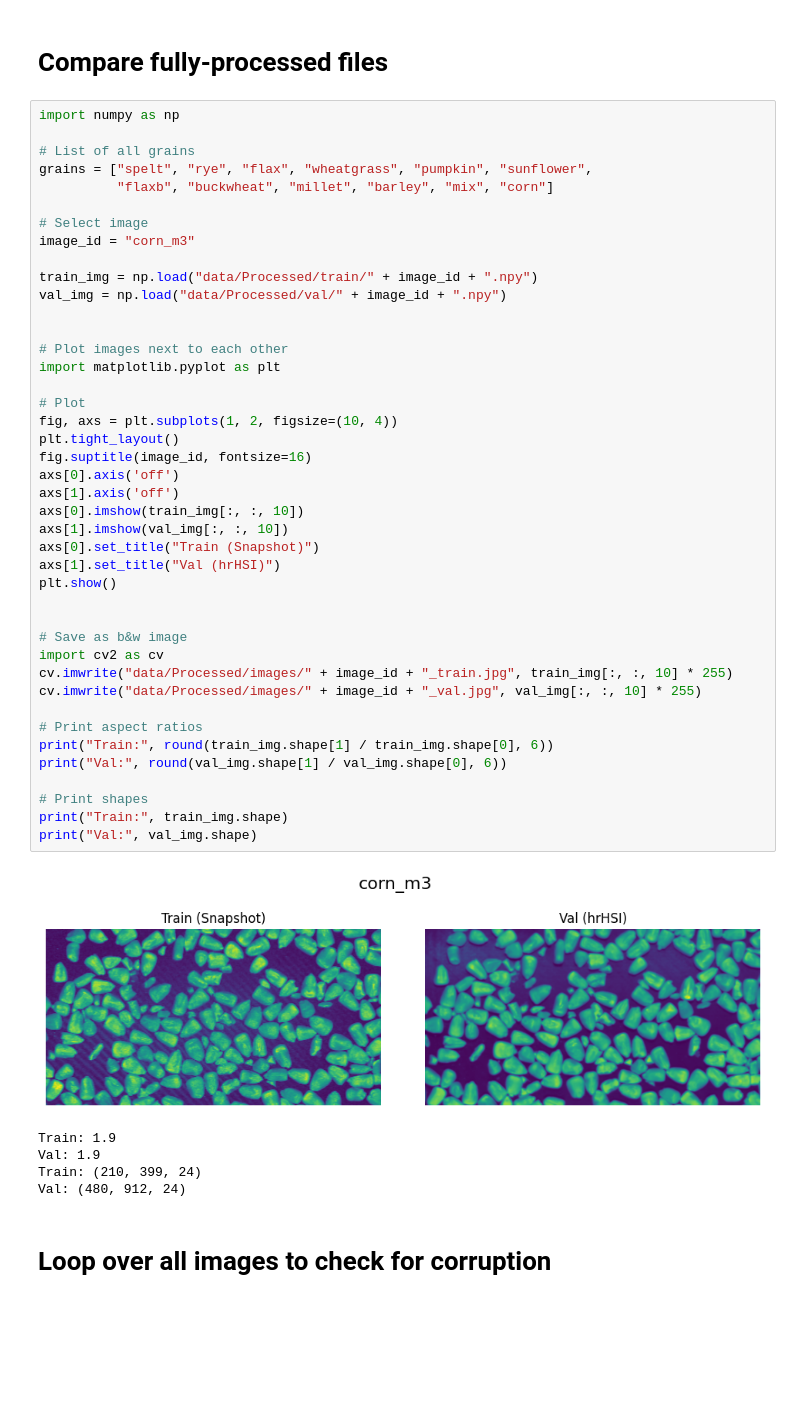
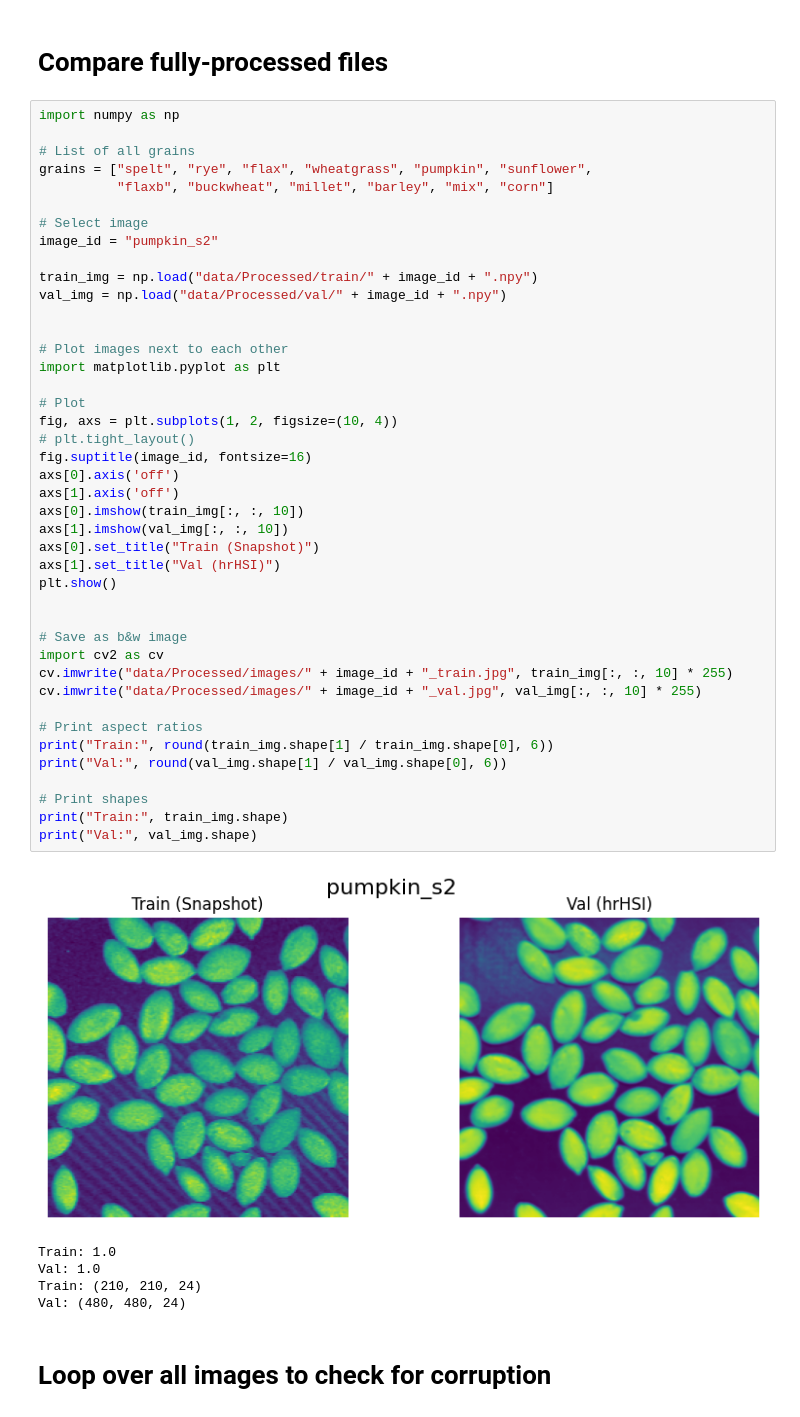
Before and after one commit to amar-music/hyperspectral-snapshot-upscaling, a Jupyter notebook: explore.ipynb, the cells around one changed output. Cells and saved outputs as stored; diff of their text form; blank space fills up the shorter version.

```diff
--- a/explore.ipynb
+++ b/explore.ipynb
@@ -202,46 +219,46 @@ grains = ["spelt", "rye", "flax", "wheatgrass", "pumpkin", "sunflower",
           "flaxb", "buckwheat", "millet", "barley", "mix", "corn"]
 
 # Select image
-image_id = "corn_m3"
+image_id = "pumpkin_s2"
 
 train_img = np.load("data/Processed/train/" + image_id + ".npy")
 val_img = np.load("data/Processed/val/" + image_id + ".npy")
 
 
 # Plot images next to each other
 import matplotlib.pyplot as plt
 
 # Plot
 fig, axs = plt.subplots(1, 2, figsize=(10, 4))
-plt.tight_layout()
+# plt.tight_layout()
 fig.suptitle(image_id, fontsize=16)
 axs[0].axis('off')
 axs[1].axis('off')
 axs[0].imshow(train_img[:, :, 10])
 axs[1].imshow(val_img[:, :, 10])
 axs[0].set_title("Train (Snapshot)")
 axs[1].set_title("Val (hrHSI)")
 plt.show()
 
 
 # Save as b&w image
 import cv2 as cv
 cv.imwrite("data/Processed/images/" + image_id + "_train.jpg", train_img[:, :, 10] * 255)
 cv.imwrite("data/Processed/images/" + image_id + "_val.jpg", val_img[:, :, 10] * 255)
 
 # Print aspect ratios
 print("Train:", round(train_img.shape[1] / train_img.shape[0], 6))
 print("Val:", round(val_img.shape[1] / val_img.shape[0], 6))
 
 # Print shapes
 print("Train:", train_img.shape)
 print("Val:", val_img.shape)
 # %% [output]
-[figure, old version]
+[figure, new version]
-Train: 1.9
-Val: 1.9
-Train: (210, 399, 24)
-Val: (480, 912, 24)
+Train: 1.0
+Val: 1.0
+Train: (210, 210, 24)
+Val: (480, 480, 24)
 # %% [markdown]
 # Loop over all images to check for corruption
 # %%
```
Also changed, not shown: parts of 10 cells of this notebook, 3 other files.
